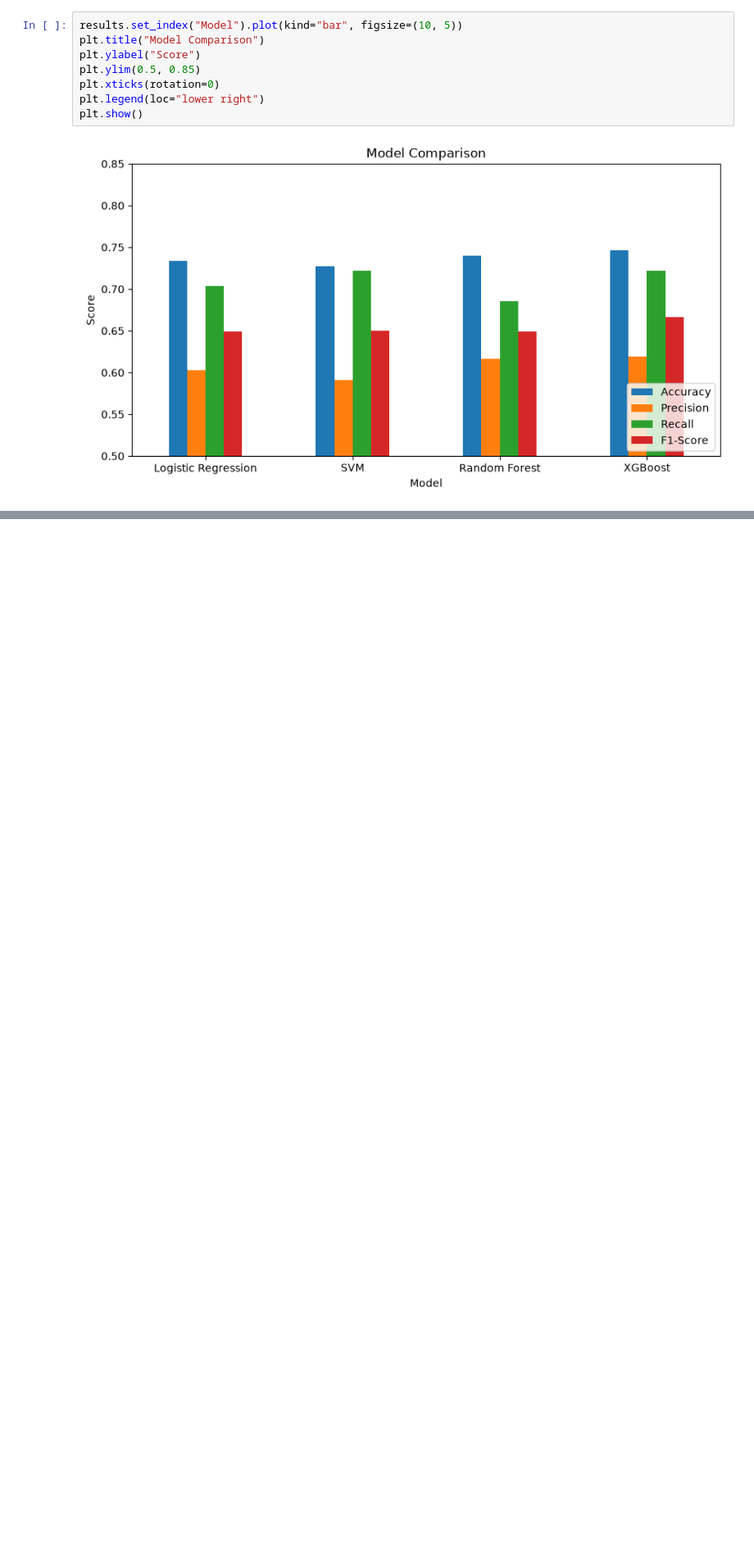
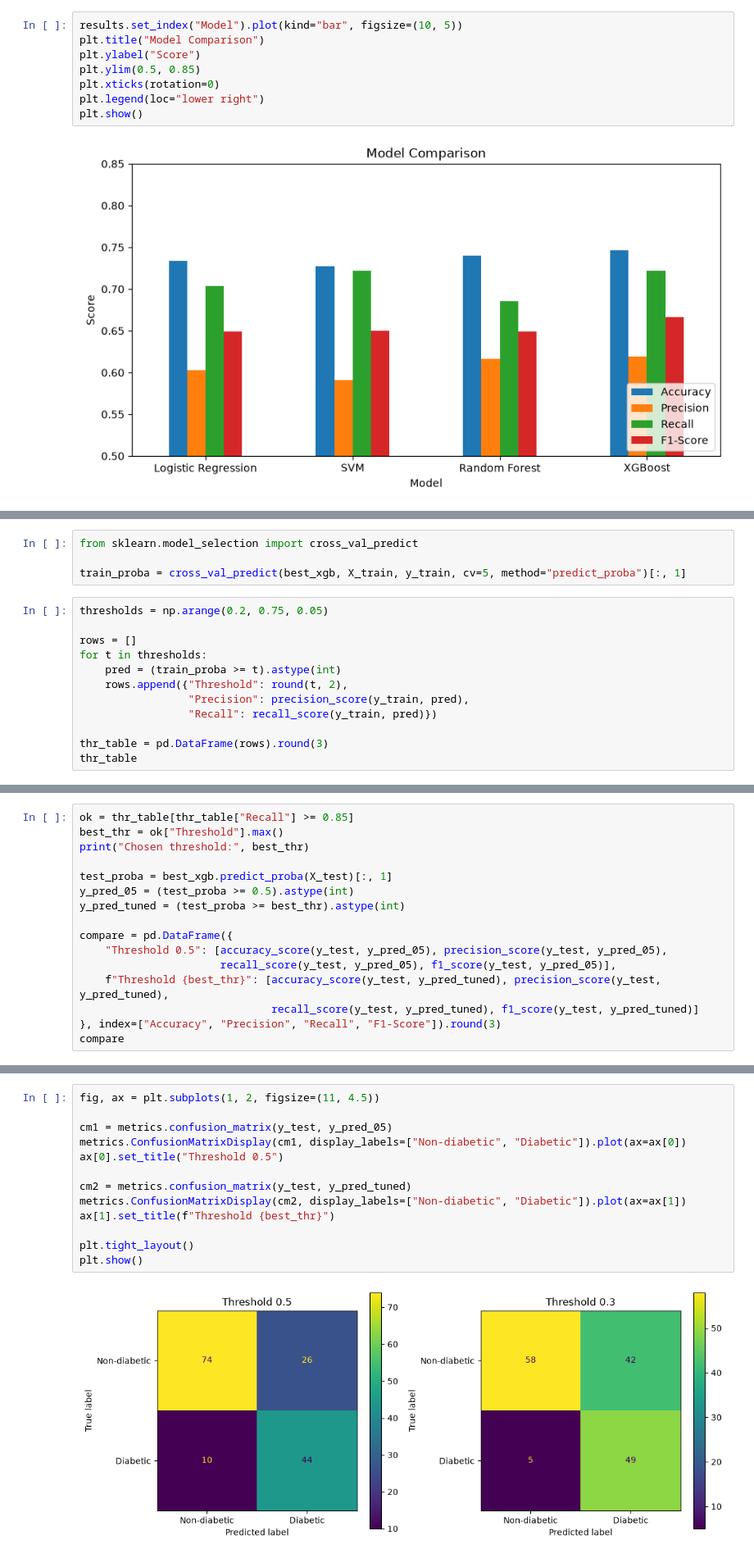
Before and after one commit to mrpaul-10/CodeAlpha_Disease_Prediction, a Jupyter notebook: notebook/Disease_Prediction.ipynb, the cells around one changed output, grey strips where cells are left out. Shown at 82% size. Drawn from its saved outputs; the diff is of its cells as text; blank space fills up the shorter version.

Commit message:
Adding Threshold Tuning and Showing Which Feature Is Importance & Which Is Less Important

```diff
--- a/notebook/Disease_Prediction.ipynb
+++ b/notebook/Disease_Prediction.ipynb
@@ -406,0 +538,16 @@ plt.show()
+# %%
+from sklearn.model_selection import cross_val_predict
+
+train_proba = cross_val_predict(best_xgb, X_train, y_train, cv=5, method="predict_proba")[:, 1]
+# %%
+thresholds = np.arange(0.2, 0.75, 0.05)
+
+rows = []
+for t in thresholds:
+    pred = (train_proba >= t).astype(int)
+    rows.append({"Threshold": round(t, 2),
+                 "Precision": precision_score(y_train, pred),
+                 "Recall": recall_score(y_train, pred)})
+
+thr_table = pd.DataFrame(rows).round(3)
+thr_table
@@ -406,0 +567,16 @@ plt.show()
+# %%
+ok = thr_table[thr_table["Recall"] >= 0.85]
+best_thr = ok["Threshold"].max()
+print("Chosen threshold:", best_thr)
+
+test_proba = best_xgb.predict_proba(X_test)[:, 1]
+y_pred_05 = (test_proba >= 0.5).astype(int)
+y_pred_tuned = (test_proba >= best_thr).astype(int)
+
+compare = pd.DataFrame({
+    "Threshold 0.5": [accuracy_score(y_test, y_pred_05), precision_score(y_test, y_pred_05),
+                      recall_score(y_test, y_pred_05), f1_score(y_test, y_pred_05)],
+    f"Threshold {best_thr}": [accuracy_score(y_test, y_pred_tuned), precision_score(y_test, y_pred_tuned),
+                              recall_score(y_test, y_pred_tuned), f1_score(y_test, y_pred_tuned)]
+}, index=["Accuracy", "Precision", "Recall", "F1-Score"]).round(3)
+compare
@@ -406,0 +590,15 @@ plt.show()
+# %%
+fig, ax = plt.subplots(1, 2, figsize=(11, 4.5))
+
+cm1 = metrics.confusion_matrix(y_test, y_pred_05)
+metrics.ConfusionMatrixDisplay(cm1, display_labels=["Non-diabetic", "Diabetic"]).plot(ax=ax[0])
+ax[0].set_title("Threshold 0.5")
+
+cm2 = metrics.confusion_matrix(y_test, y_pred_tuned)
+metrics.ConfusionMatrixDisplay(cm2, display_labels=["Non-diabetic", "Diabetic"]).plot(ax=ax[1])
+ax[1].set_title(f"Threshold {best_thr}")
+
+plt.tight_layout()
+plt.show()
+# %% [output]
+[figure, added]
```
Also changed, not shown: parts of 18 cells of this notebook.
